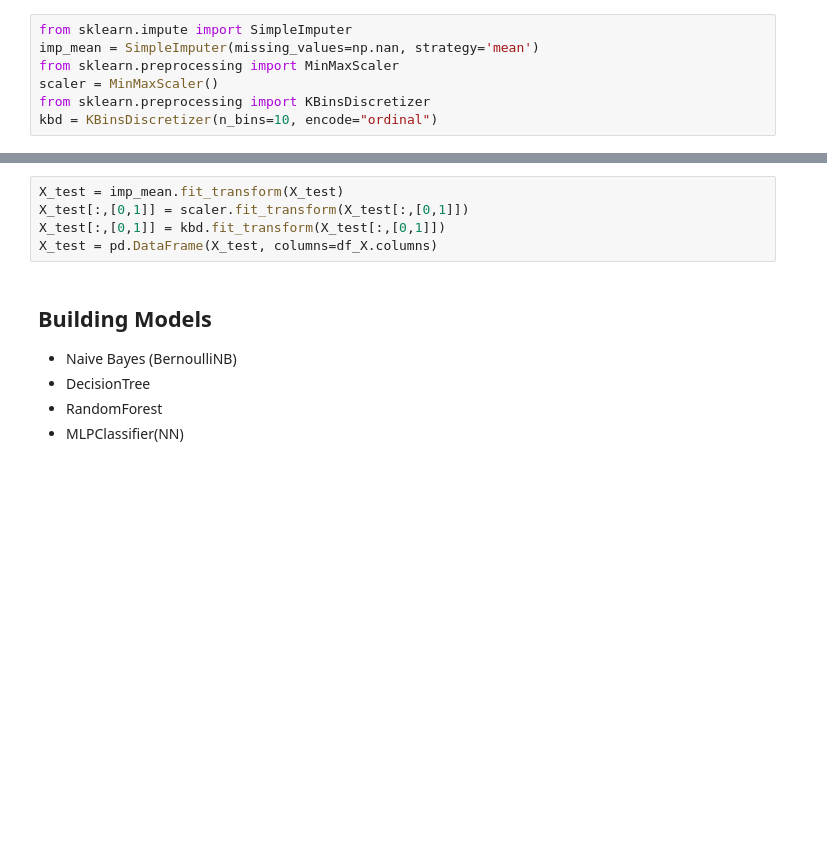
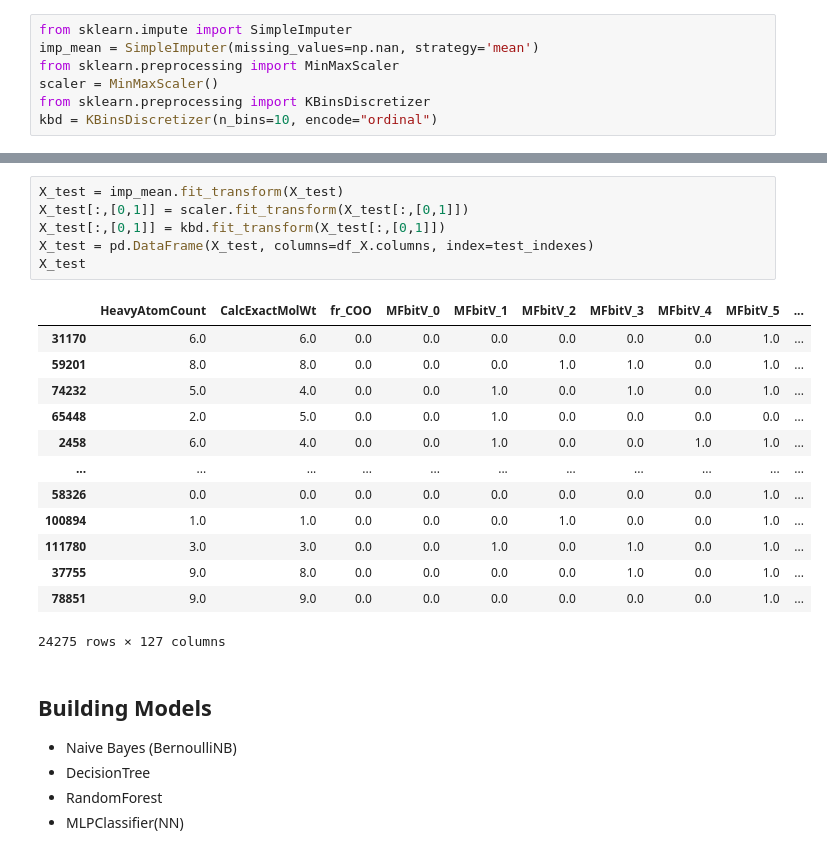
Before and after one commit to Spycsh/DataScienceNoteBooks, a Jupyter notebook: rdkit_challenge.ipynb, the cells around one changed output, grey strips where cells are left out. Drawn from its saved outputs; the diff is of its cells as text; blank space fills up the shorter version.

```diff
--- a/rdkit_challenge.ipynb
+++ b/rdkit_challenge.ipynb
@@ -222,8 +207,23 @@ X_train
 # %%
 X_test = imp_mean.fit_transform(X_test)
 X_test[:,[0,1]] = scaler.fit_transform(X_test[:,[0,1]])
 X_test[:,[0,1]] = kbd.fit_transform(X_test[:,[0,1]])
-X_test = pd.DataFrame(X_test, columns=df_X.columns)
+X_test = pd.DataFrame(X_test, columns=df_X.columns, index=test_indexes)
+X_test
+# %% [output]
+|  | HeavyAtomCount | CalcExactMolWt | fr_COO | MFbitV_0 | MFbitV_1 | MFbitV_2 | MFbitV_3 | MFbitV_4 | MFbitV_5 | ... |
+| 31170 | 6.0 | 6.0 | 0.0 | 0.0 | 0.0 | 0.0 | 0.0 | 0.0 | 1.0 | ... |
+| 59201 | 8.0 | 8.0 | 0.0 | 0.0 | 0.0 | 1.0 | 1.0 | 0.0 | 1.0 | ... |
+| 74232 | 5.0 | 4.0 | 0.0 | 0.0 | 1.0 | 0.0 | 1.0 | 0.0 | 1.0 | ... |
+| 65448 | 2.0 | 5.0 | 0.0 | 0.0 | 1.0 | 0.0 | 0.0 | 0.0 | 0.0 | ... |
+| 2458 | 6.0 | 4.0 | 0.0 | 0.0 | 1.0 | 0.0 | 0.0 | 1.0 | 1.0 | ... |
+| ... | ... | ... | ... | ... | ... | ... | ... | ... | ... | ... |
+| 58326 | 0.0 | 0.0 | 0.0 | 0.0 | 0.0 | 0.0 | 0.0 | 0.0 | 1.0 | ... |
+| 100894 | 1.0 | 1.0 | 0.0 | 0.0 | 0.0 | 1.0 | 0.0 | 0.0 | 1.0 | ... |
+| 111780 | 3.0 | 3.0 | 0.0 | 0.0 | 1.0 | 0.0 | 1.0 | 0.0 | 1.0 | ... |
+| 37755 | 9.0 | 8.0 | 0.0 | 0.0 | 0.0 | 0.0 | 1.0 | 0.0 | 1.0 | ... |
+| 78851 | 9.0 | 9.0 | 0.0 | 0.0 | 0.0 | 0.0 | 0.0 | 0.0 | 1.0 | ... |
+24275 rows × 127 columns
 # %% [markdown]
 ## Building Models
 * Naive Bayes (BernoulliNB)
```
Also changed, not shown: parts of 23 cells of this notebook.
